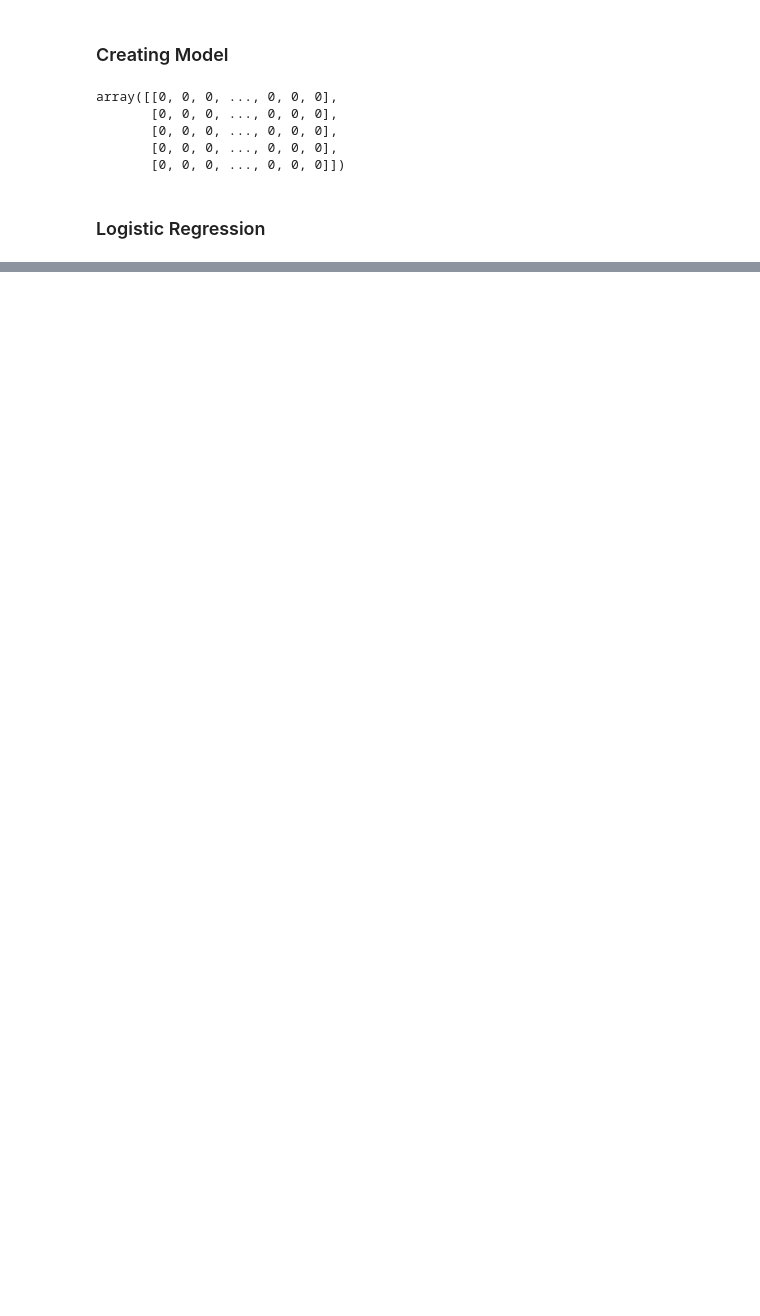
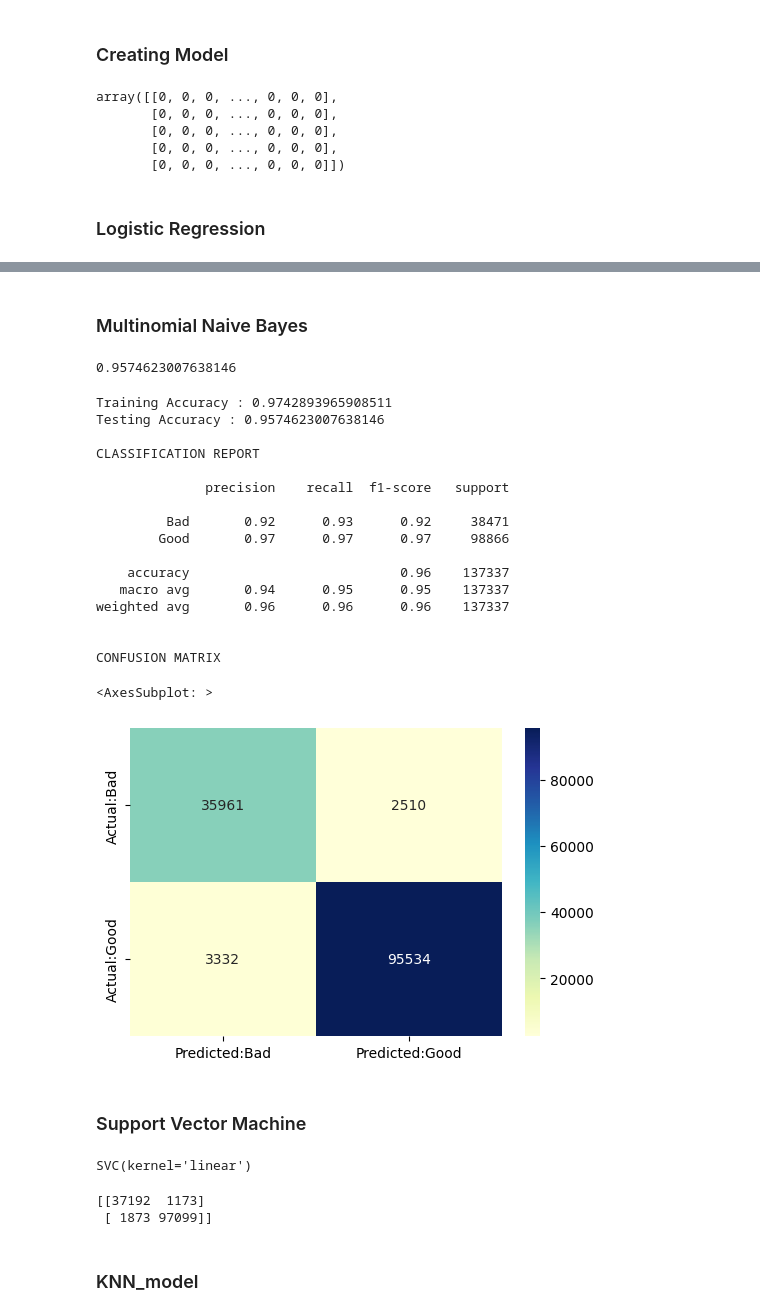
Before and after one commit to giacomovitangeli/phishing-detection, a Jupyter notebook: url_classifier.ipynb, the cells around one changed output, grey strips where cells are left out. Drawn from its saved outputs; the diff is of its cells as text; code cells hidden in the pictures; blank space fills up the shorter version.

Commit message:
testing svc and knn models

```diff
--- a/url_classifier.ipynb
+++ b/url_classifier.ipynb
@@ -214,3 +222,11 @@ weighted avg       0.97      0.96      0.96    137337
 CONFUSION MATRIX
 <AxesSubplot: >
 [figure]
+# %% [markdown]
+### Multinomial Naive Bayes
+# %%
+mnb = MultinomialNB()
+mnb.fit(trainX,trainY)
+mnb.score(testX,testY)
+# %% [output]
+0.9574623007638146
@@ -216,0 +235,36 @@ CONFUSION MATRIX
+# %%
+print('Training Accuracy :',mnb.score(trainX,trainY))
+print('Testing Accuracy :',mnb.score(testX,testY))
+con_mat = pd.DataFrame(confusion_matrix(mnb.predict(testX), testY),
+            columns = ['Predicted:Bad', 'Predicted:Good'],
+            index = ['Actual:Bad', 'Actual:Good'])
+
+
+print('\nCLASSIFICATION REPORT\n')
+print(classification_report(mnb.predict(testX), testY,
+                            target_names =['Bad','Good']))
+
+print('\nCONFUSION MATRIX')
+plt.figure(figsize= (6,4))
+sns.heatmap(con_mat, annot = True,fmt='d',cmap="YlGnBu")
+# %% [output]
+Training Accuracy : 0.9742893965908511
+Testing Accuracy : 0.9574623007638146
+
+CLASSIFICATION REPORT
+
+              precision    recall  f1-score   support
+
+         Bad       0.92      0.93      0.92     38471
+        Good       0.97      0.97      0.97     98866
+
+    accuracy                           0.96    137337
+   macro avg       0.94      0.95      0.95    137337
+weighted avg       0.96      0.96      0.96    137337
+
+
+CONFUSION MATRIX
+<AxesSubplot: >
+[figure, added]
+# %% [markdown]
+### Support Vector Machine
@@ -216,0 +275,4 @@ CONFUSION MATRIX
+# %%
+SVC_model.fit(X_train, y_train)
+# %% [output]
+SVC(kernel='linear')
@@ -216,0 +281,7 @@ CONFUSION MATRIX
+# %%
+print(confusion_matrix(SVC_prediction, y_test))
+# %% [output]
+[[37192  1173]
+ [ 1873 97099]]
+# %% [markdown]
+### KNN_model
```
Also changed, not shown: parts of 20 cells of this notebook, 1 other file.
